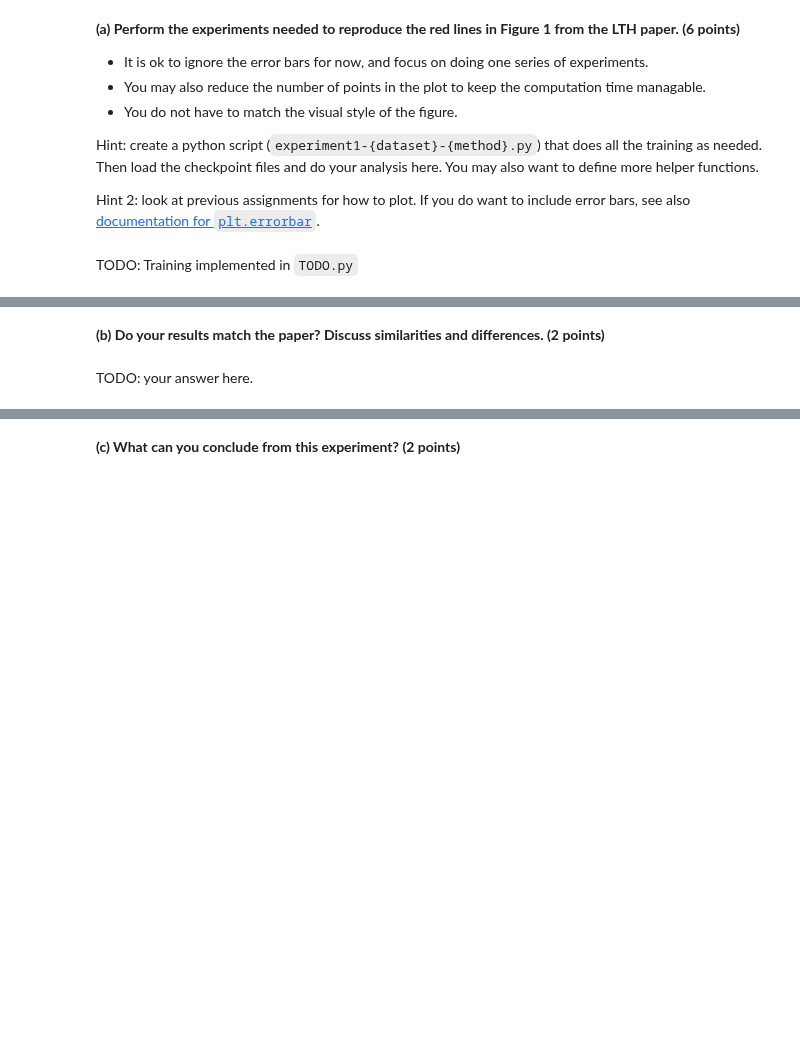
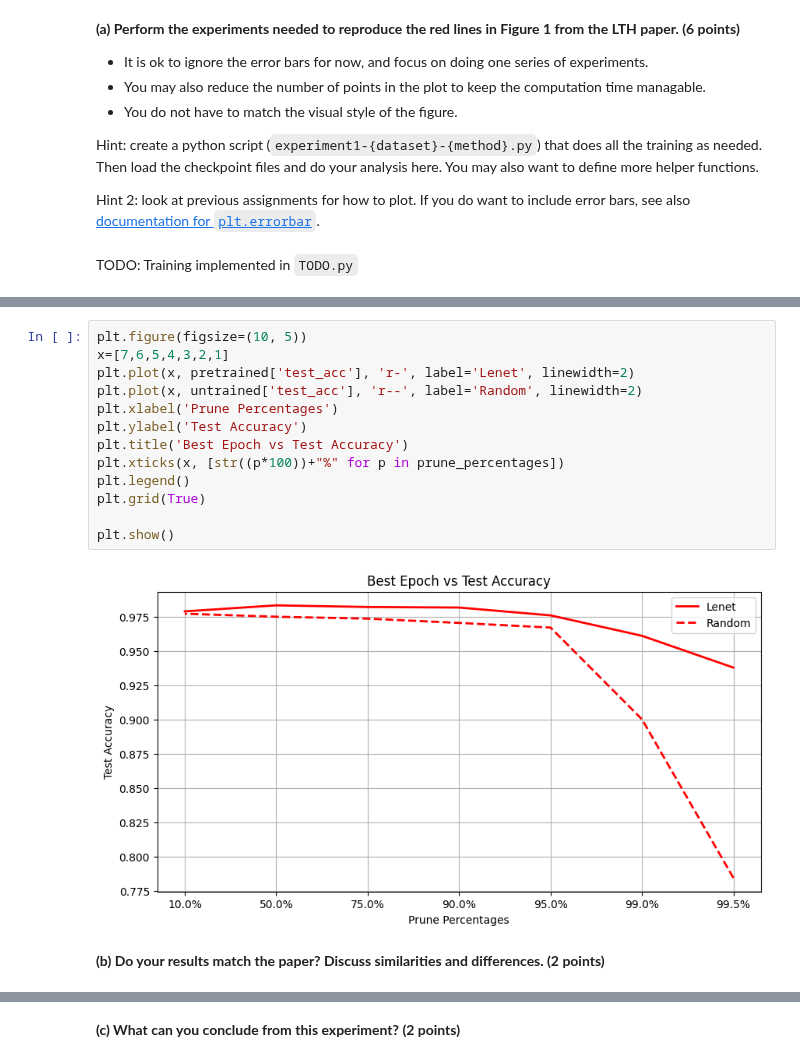
Before and after one commit to LukaMucko/DeepLearning, a Jupyter notebook: lab7/dl-assignment-7.ipynb, the cells around one changed output, grey strips where cells are left out. Cells and saved outputs as stored; diff of their text form; blank space fills up the shorter version.

```diff
--- a/lab7/dl-assignment-7.ipynb
+++ b/lab7/dl-assignment-7.ipynb
@@ -408,4 +434,17 @@ TODO: Training implemented in `TODO.py`
+# %%
+plt.figure(figsize=(10, 5))
+x=[7,6,5,4,3,2,1]
+plt.plot(x, pretrained['test_acc'], 'r-', label='Lenet', linewidth=2)
+plt.plot(x, untrained['test_acc'], 'r--', label='Random', linewidth=2)
+plt.xlabel('Prune Percentages')
+plt.ylabel('Test Accuracy')
+plt.title('Best Epoch vs Test Accuracy')
+plt.xticks(x, [str((p*100))+"%" for p in prune_percentages])
+plt.legend()
+plt.grid(True)
+
+plt.show()
+# %% [output]
+[figure, added]
 # %% [markdown]
 **(b) Do your results match the paper? Discuss similarities and differences.<span style="float:right"> (2 points)</span>**
-# %% [markdown]
-TODO: your answer here.
```
Also changed, not shown: parts of 7 cells of this notebook.
